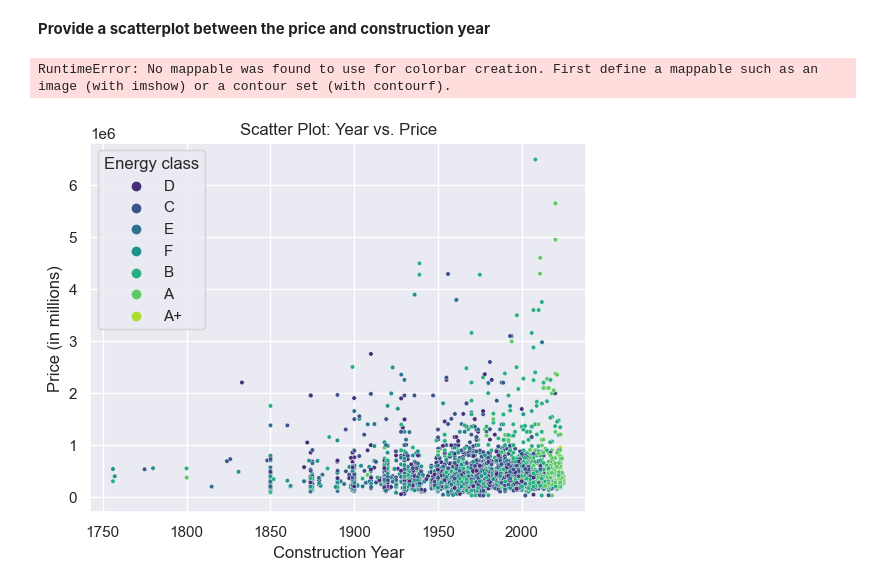
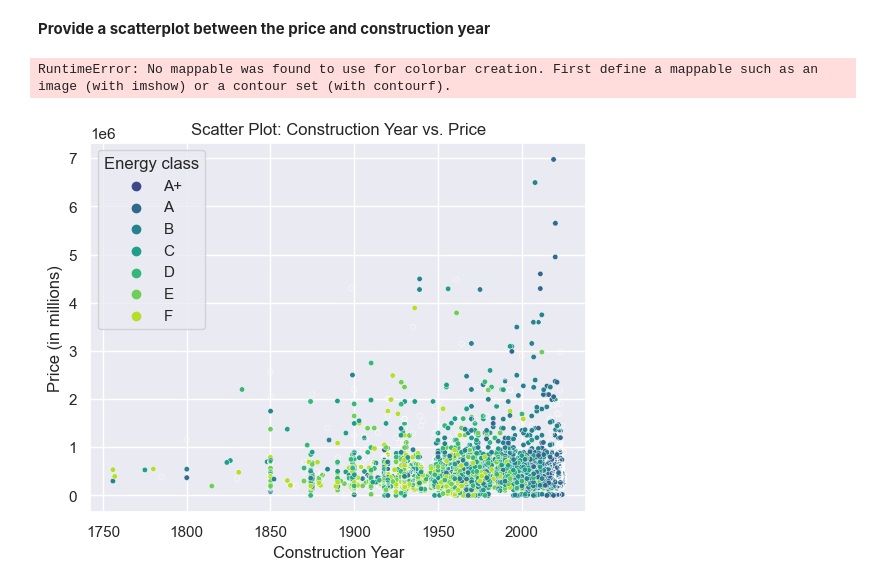
Before and after one commit to JonathanRabbi/Data_Analysis_Immo, a Jupyter notebook: Clean_Dataframe.ipynb, the cells around one changed output. Cells and saved outputs as stored; diff of their text form; code cells hidden in the pictures.

Commit message:
working on stack plots

```diff
--- a/Clean_Dataframe.ipynb
+++ b/Clean_Dataframe.ipynb
@@ -168,3 +168,8 @@ df['Energy class'] = df['Energy class'].replace('A++','A+')
 df['Energy class'].unique()
 # %% [output]
 array(['D', 'C', 0, 'E', 'F', 'B', 'A', 'A+'], dtype=object)
+# %%
+df['Province']=df['province'].replace('Province')
+# %%
+df['Province']=df['Province'].replace(['Luxembourg (shared with Eastern Hainaut','Brussels Capital Region','Hainaut'],['Luxembourg','Brussels','Henegouwen'])
+df['Province'].unique()
@@ -192,34 +201,32 @@ plt.show()
 # %%
 
 
 
 filtered_Construction_df = df[df['Construction year'] != 0]
 filtered_Energy_df = df[df['Energy class'] != 0]
 
 
 years = filtered_Construction_df['Construction year']
 prices = df['Price']
 categories = filtered_Energy_df['Energy class']
 
 
-jitter = np.random.uniform(low=-0.1, high=0.1, size=len(years))
-jittered_years = years + jitter
+size = np.random.uniform(low=-0.1, high=0.1, size=len(years))
+size_years = years + size
 
+energy_order = ['A+', 'A+', 'A', 'B', 'C', 'D', 'E', 'F']
 
-sns.set(style='darkgrid')
-
-
-sns.scatterplot(x=jittered_years, y=prices, hue=categories, palette='viridis', s=10)
+sns.scatterplot(x=size_years, y=prices, hue=categories, palette='viridis', s=15, hue_order=energy_order)
 
 
 plt.xlabel('Construction Year')
 plt.ylabel('Price (in millions)')
-plt.title('Scatter Plot: Year vs. Price')
+plt.title('Scatter Plot: Construction Year vs. Price')
 
-plt.colorbar(label='Bedrooms')
+plt.colorbar(label='Energy class')
 
 # Display the plot
 plt.show()
 # %% [output]
 RuntimeError: No mappable was found to use for colorbar creation. First define a mappable such as an image (with imshow) or a contour set (with contourf).
-[figure, old version]
+[figure, new version]
```
Also changed, not shown: parts of 12 cells of this notebook, 1 other file.
